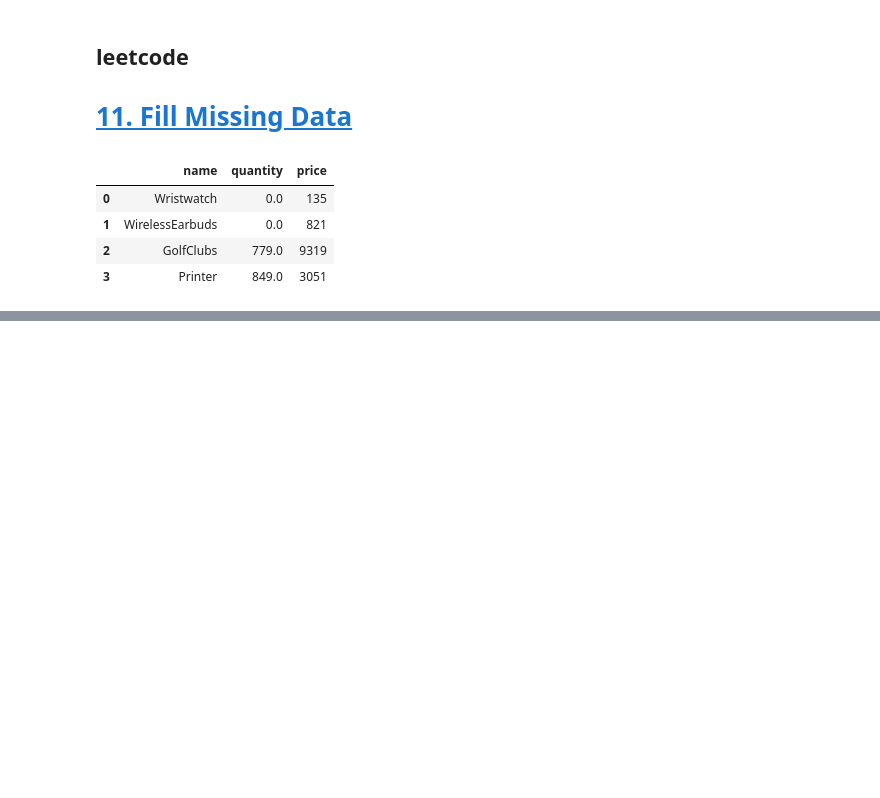
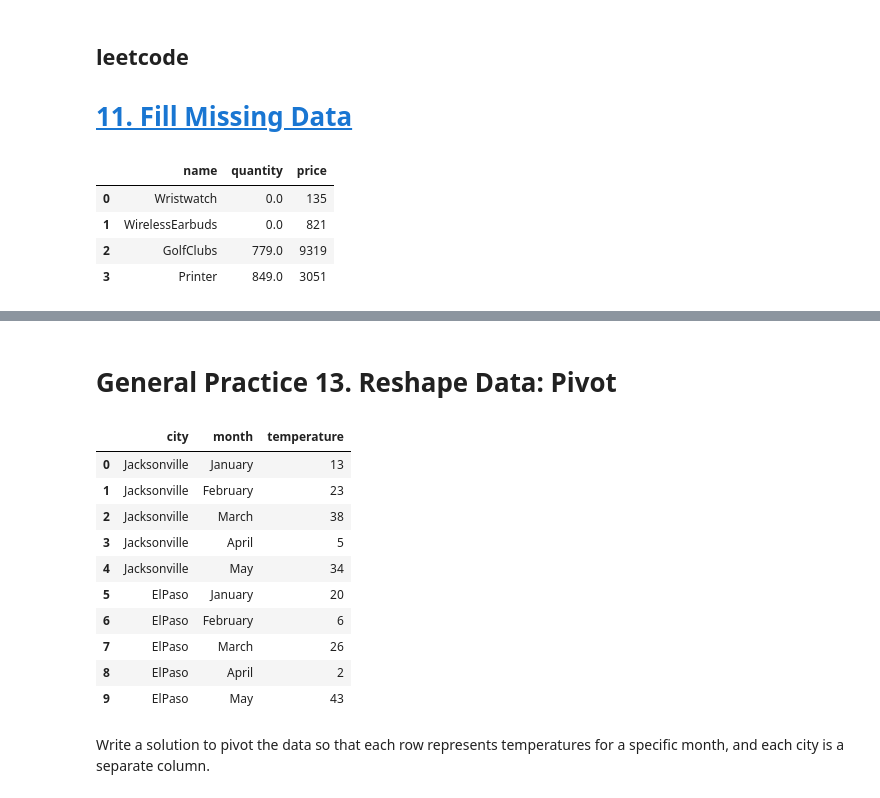
Before and after one commit to rajnishspandey/leetcode_pandas, a Jupyter notebook: leetcodePandas_Practice-Introduction.ipynb, the cells around one changed output, grey strips where cells are left out. Drawn from its saved outputs; the diff is of its cells as text; code cells hidden in the pictures; blank space fills up the shorter version.

```diff
--- a/leetcodePandas_Practice-Introduction.ipynb
+++ b/leetcodePandas_Practice-Introduction.ipynb
@@ -519,0 +594,23 @@ fillMissingValues(products)
+# %% [markdown]
+# General Practice 13.  Reshape Data: Pivot
+# %%
+file_name  = "general_practice.xlsx"
+sheet = "weather"
+
+excel_file = pd.ExcelFile(file_name)
+weather = pd.read_excel(excel_file, sheet)
+weather
+# %% [output]
+|  | city | month | temperature |
+| 0 | Jacksonville | January | 13 |
+| 1 | Jacksonville | February | 23 |
+| 2 | Jacksonville | March | 38 |
+| 3 | Jacksonville | April | 5 |
+| 4 | Jacksonville | May | 34 |
+| 5 | ElPaso | January | 20 |
+| 6 | ElPaso | February | 6 |
+| 7 | ElPaso | March | 26 |
+| 8 | ElPaso | April | 2 |
+| 9 | ElPaso | May | 43 |
+# %% [markdown]
+Write a solution to pivot the data so that each row represents temperatures for a specific month, and each city is a separate column.
```
Also changed, not shown: parts of 22 cells of this notebook, 2 other files.
